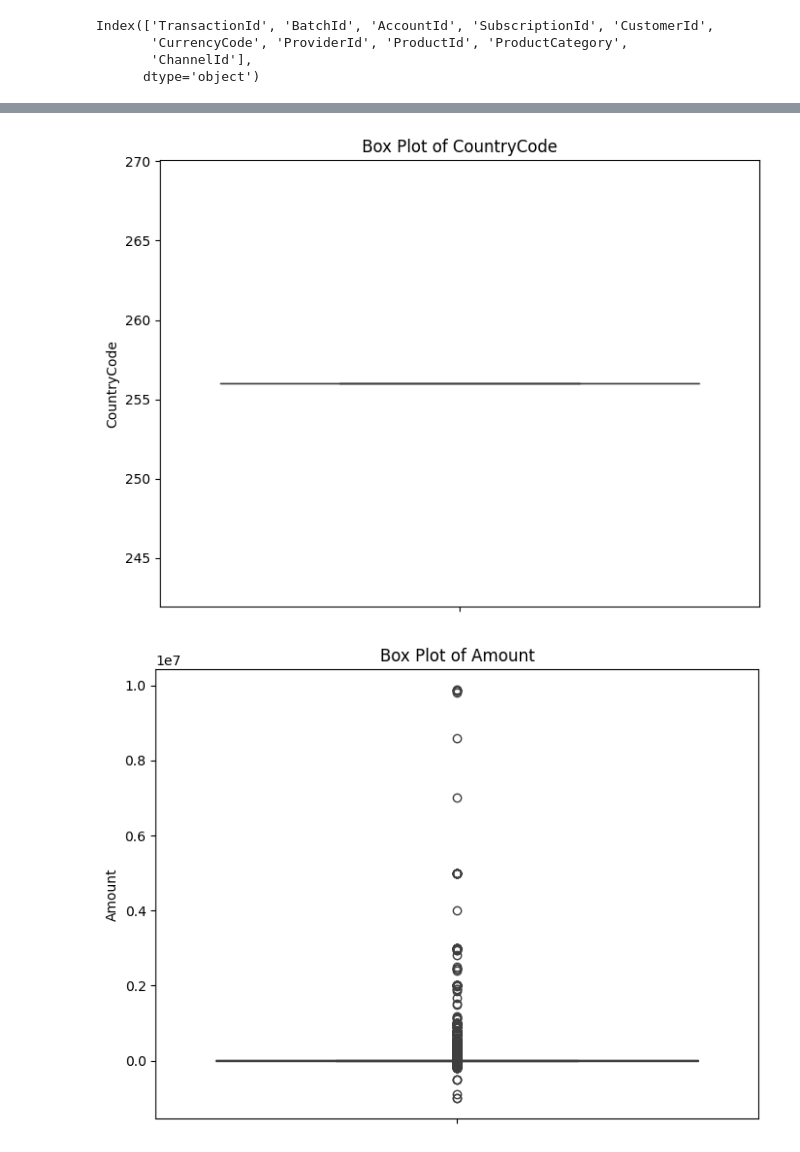
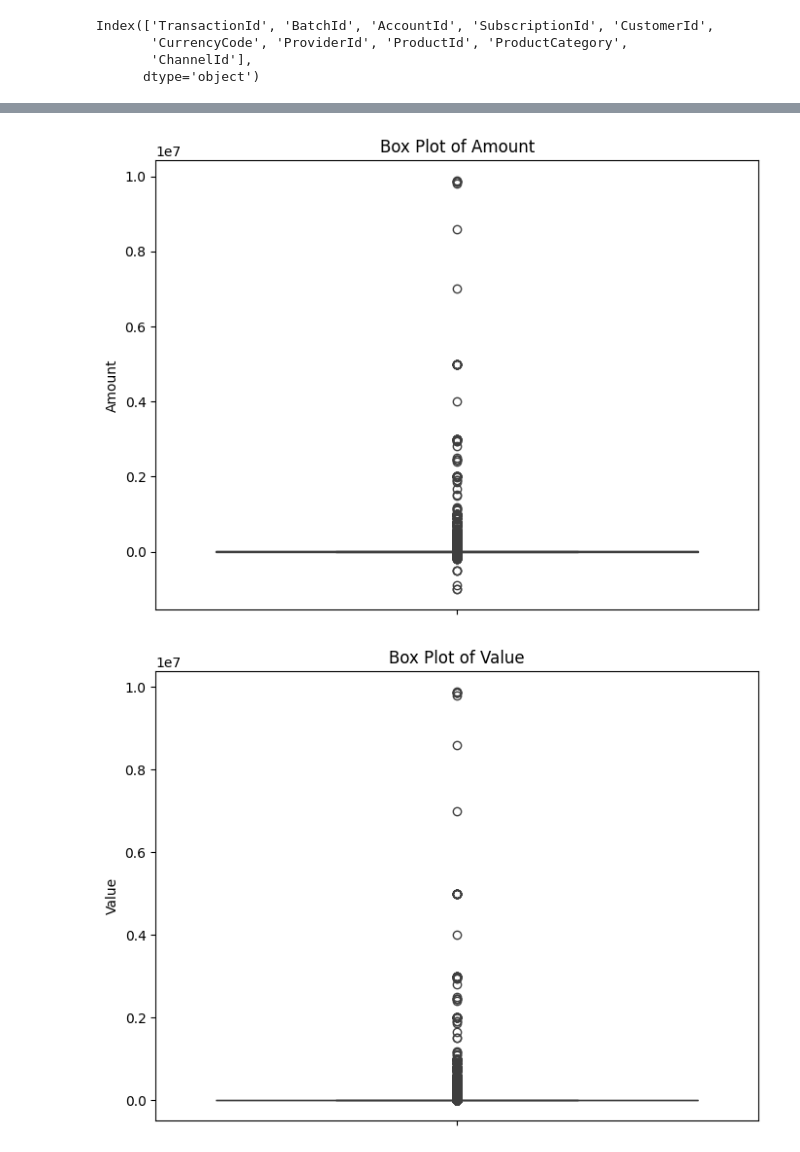
Before and after one commit to kaleabb266/Credit_Scoring_Project, a Jupyter notebook: notebook/EDA.ipynb, the cells around one changed output, grey strips where cells are left out. Drawn from its saved outputs; the diff is of its cells as text; code cells hidden in the pictures.

```diff
--- a/notebook/EDA.ipynb
+++ b/notebook/EDA.ipynb
@@ -16,7 +16,8 @@ Mounted at /content/drive
 ### Loading the dataset
 # %%
 path = "/content/drive/MyDrive/Credit_Scoring_Project/data.csv"
-df= pd.read_csv(path)
+path_local = "../data/data.csv"
+df= pd.read_csv(path_local)
 # %%
 # 1. Overview of the Data
 print("Number of rows:", df.shape[0])
@@ -77,6 +85,0 @@ df['TransactionStartTime'] = pd.to_datetime(df['TransactionStartTime'])  # Examp
-# %%
-for column in df.select_dtypes(include=[np.number]).columns:
-    plt.figure(figsize=(10, 5))
-    sns.histplot(df[column], kde=True, bins=30)
-    plt.title(f'Distribution of {column}')
-    plt.show()
@@ -95,7 +92,7 @@ Index(['TransactionId', 'BatchId', 'AccountId', 'SubscriptionId', 'CustomerId',
        'ChannelId'],
       dtype='object')
 # %%
-categorical_features = categorical_features.drop(['TransactionId', 'BatchId', 'AccountId', 'SubscriptionId', 'CustomerId','ProviderId', 'ProductId','ChannelId'], errors='ignore')
+categorical_features = categorical_features.drop(['TransactionId', 'BatchId', 'AccountId', 'SubscriptionId', 'CustomerId','ProviderId', 'ProductId','ChannelId','CurrencyCode'], errors='ignore')
 # %%
 for column in categorical_features:
     plt.figure(figsize=(10, 5))
@@ -120,10 +118,12 @@ plt.show()
 # %%
 # Create box plots for numerical features to identify outliers
-for column in df.select_dtypes(include=[np.number]).columns:
+columns_to_plot = df.select_dtypes(include=[np.number]).columns
+columns_to_plot = columns_to_plot.drop('CountryCode', errors='ignore')  # Drop non-numeric columns
+for column in columns_to_plot:
     plt.figure(figsize=(8, 6))
     sns.boxplot(y=df[column])
     plt.title(f'Box Plot of {column}')
     plt.show()
 # %% [output]
-[figure, old version]
+[figure, new version]
-[figure, old version]
+[figure, new version]
```
Also changed, not shown: parts of 7 cells of this notebook.
